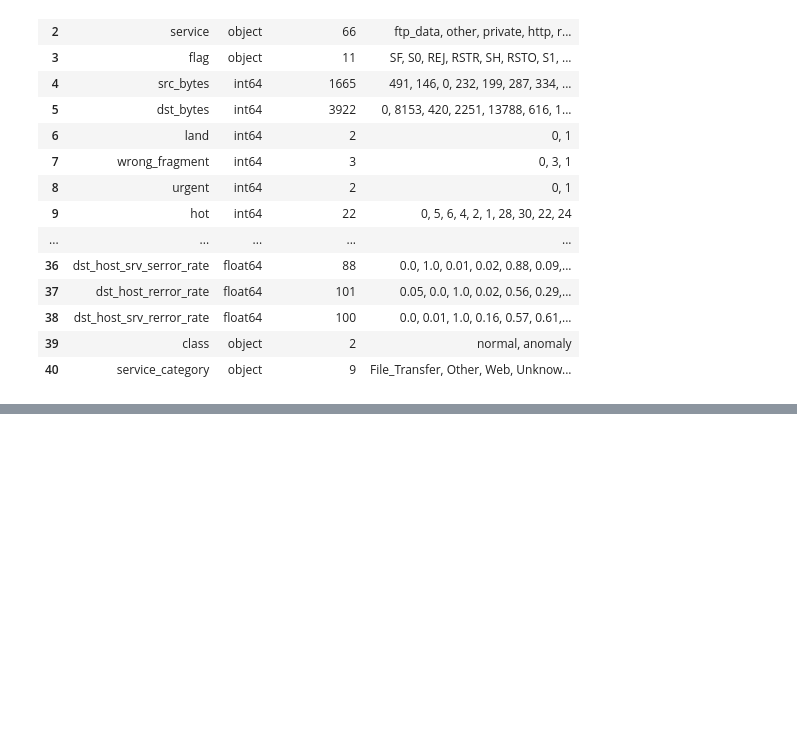
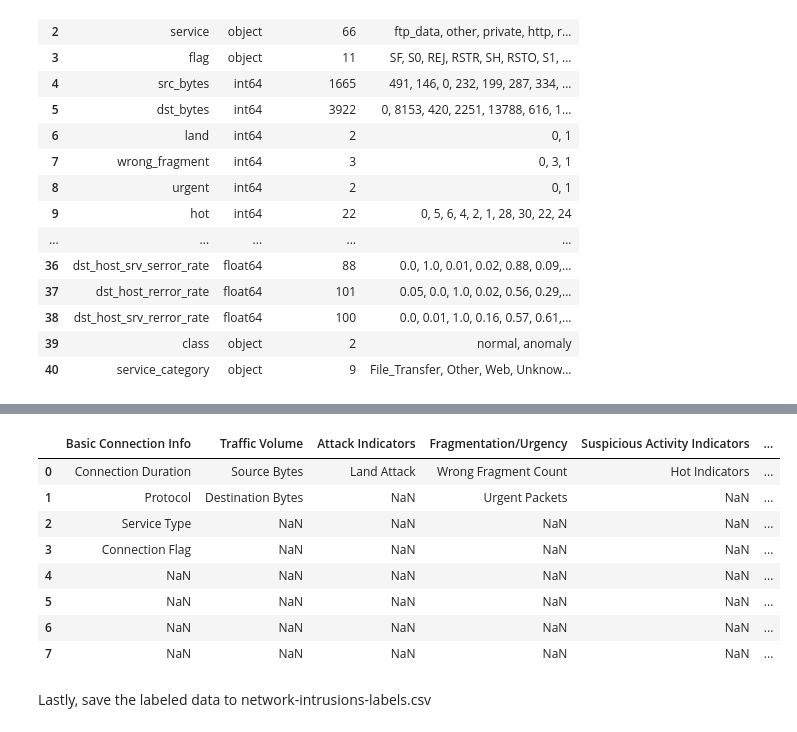
Before and after one commit to tanzilachand/Cybersecurity-Threat-Analysis, a Jupyter notebook: jupyter_notebooks/data_cleaning.ipynb, the cells around one changed output, grey strips where cells are left out. Cells and saved outputs as stored; diff of their text form; code cells hidden in the pictures; blank space fills up the shorter version.

Commit message:
labels fix and group table created

```diff
--- a/jupyter_notebooks/data_cleaning.ipynb
+++ b/jupyter_notebooks/data_cleaning.ipynb
@@ -572,0 +576,27 @@ display(summary_df)
+# %%
+# Create a mapping from group to list of columns
+from collections import defaultdict
+
+group_to_columns = defaultdict(list)
+for col in df_readable.columns:
+    group = group_map.get(col, 'Miscellaneous')
+    group_to_columns[group].append(col)
+
+# Convert to DataFrame for display: each group is a column, values are feature names
+group_table = pd.DataFrame(dict([(k, pd.Series(v)) for k, v in group_to_columns.items()]))
+
+# Display and export
+display(group_table)
+group_table.to_csv("../data/clean/network-intrusions-groups-table.csv", index=False)
+# %% [output]
+|  | Basic Connection Info | Traffic Volume | Attack Indicators | Fragmentation/Urgency | Suspicious Activity Indicators | ... |
+| 0 | Connection Duration | Source Bytes | Land Attack | Wrong Fragment Count | Hot Indicators | ... |
+| 1 | Protocol | Destination Bytes | NaN | Urgent Packets | NaN | ... |
+| 2 | Service Type | NaN | NaN | NaN | NaN | ... |
+| 3 | Connection Flag | NaN | NaN | NaN | NaN | ... |
+| 4 | NaN | NaN | NaN | NaN | NaN | ... |
+| 5 | NaN | NaN | NaN | NaN | NaN | ... |
+| 6 | NaN | NaN | NaN | NaN | NaN | ... |
+| 7 | NaN | NaN | NaN | NaN | NaN | ... |
+# %% [markdown]
+Lastly, save the labeled data to network-intrusions-labels.csv
```
Also changed, not shown: parts of 5 cells of this notebook, 2 other files.
